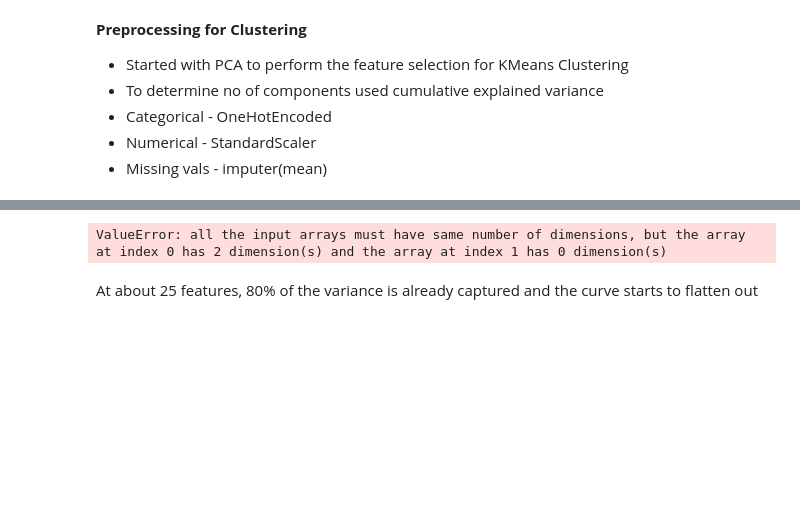
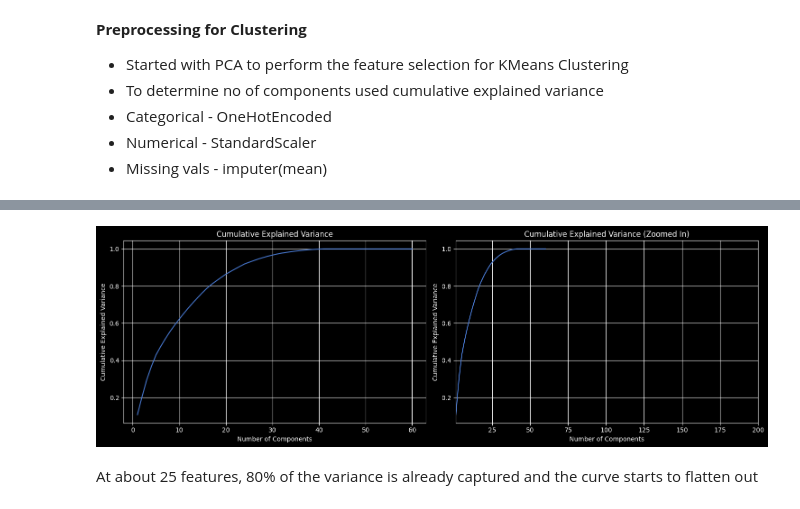
Before and after one commit to Perception-ui/fly_, a Jupyter notebook: notebook.ipynb, the cells around one changed output, grey strips where cells are left out. Drawn from its saved outputs; the diff is of its cells as text; code cells hidden in the pictures; blank space fills up the shorter version.

```diff
--- a/notebook.ipynb
+++ b/notebook.ipynb
@@ -1073,60 +1074,48 @@ df.sample(10)
 | 49498 | 1.0 | 1.0 | 0.0 | 1.0 | 0.362319 | ... |
 | 4144 | 3.0 | 1.0 | 0.0 | 0.0 | 0.861284 | ... |
 | 36958 | 2.0 | 0.0 | 0.0 | 0.0 | 0.482402 | ... |
-# %%
-# Select numerical features for PCA
-numerical_features = df.select_dtypes(include=['float64', 'int64', 'int32']).columns
-
-# Imputation for missing values in numerical columns
-imputer = SimpleImputer(strategy='mean')
-df[numerical_features] = imputer.fit_transform(df[numerical_features])
-
-# Standardize the numerical features
-scaler = StandardScaler()
-scaled_features = scaler.fit_transform(df[numerical_features])
-
-# Select categorical features for one-hot encoding
-categorical_features = df.select_dtypes(include=['object']).columns
-
-# One-hot encode categorical features
-encoder = OneHotEncoder(drop='first')
-encoded_features = encoder.fit_transform(df[categorical_features])
-
-X = np.concatenate((scaled_features, encoded_features), axis=1)
-# %% [output]
-ValueError: all the input arrays must have same number of dimensions, but the array at index 0 has 2 dimension(s) and the array at index 1 has 0 dimension(s)
+# %%
+# Standardize the features
+scaler = StandardScaler()
+scaled_data = scaler.fit_transform(df)
+
+# Initialize PCA with desired number of components
+pca = PCA(n_components=60)
+
+# Fit PCA to the scaled data
+pca.fit(scaled_data)
+
+# Transform the data onto the new principal components
+transformed_data = pca.transform(scaled_data)
 # %%
-from sklearn.decomposition import PCA
-
-pca = PCA()
-pca.fit(X)
-
 # Determining cumulative explained variance
 explained_variance_ratio = pca.explained_variance_ratio_
 cumulative_explained_variance = np.cumsum(explained_variance_ratio)
 
 # Plotting side by side
 plt.figure(figsize=(15, 5))
 
 # Plot 1: Cumulative Explained Variance without adjusted scale
 plt.subplot(1, 2, 1)
 plt.plot(range(1, len(cumulative_explained_variance) + 1), cumulative_explained_variance)
 plt.xlabel('Number of Components')
 plt.ylabel('Cumulative Explained Variance')
 plt.title('Cumulative Explained Variance')
 plt.grid(True)
 
 # Plot 2: Cumulative Explained Variance with adjusted scale
 plt.subplot(1, 2, 2)
 plt.plot(range(1, len(cumulative_explained_variance) + 1), cumulative_explained_variance)
 plt.xlabel('Number of Components')
 plt.ylabel('Cumulative Explained Variance')
 plt.title('Cumulative Explained Variance (Zoomed In)')
 plt.xlim(1, 200)  # Adjust the x-axis limits to focus on the region of interest
 plt.grid(True)
 
 plt.tight_layout()
 plt.show()
+# %% [output]
+[figure, added]
 # %% [markdown]
 At about 25 features, 80% of the variance is already captured and the curve starts to flatten out
 # %%
```
Also changed, not shown: parts of 3 cells of this notebook.
